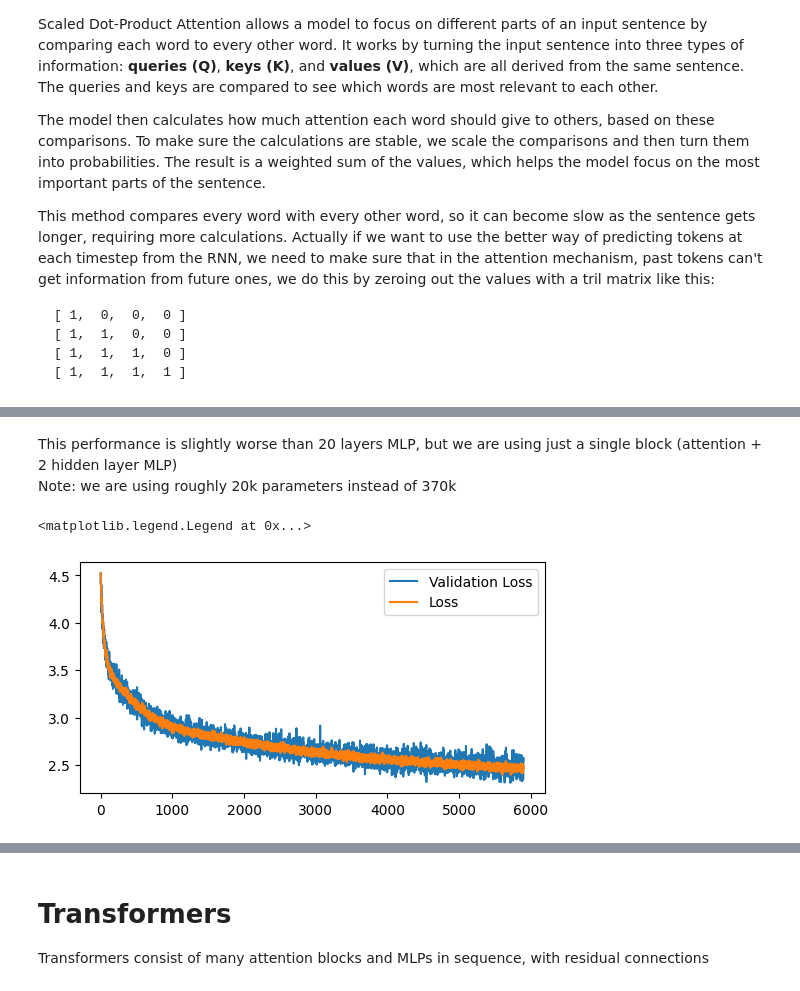
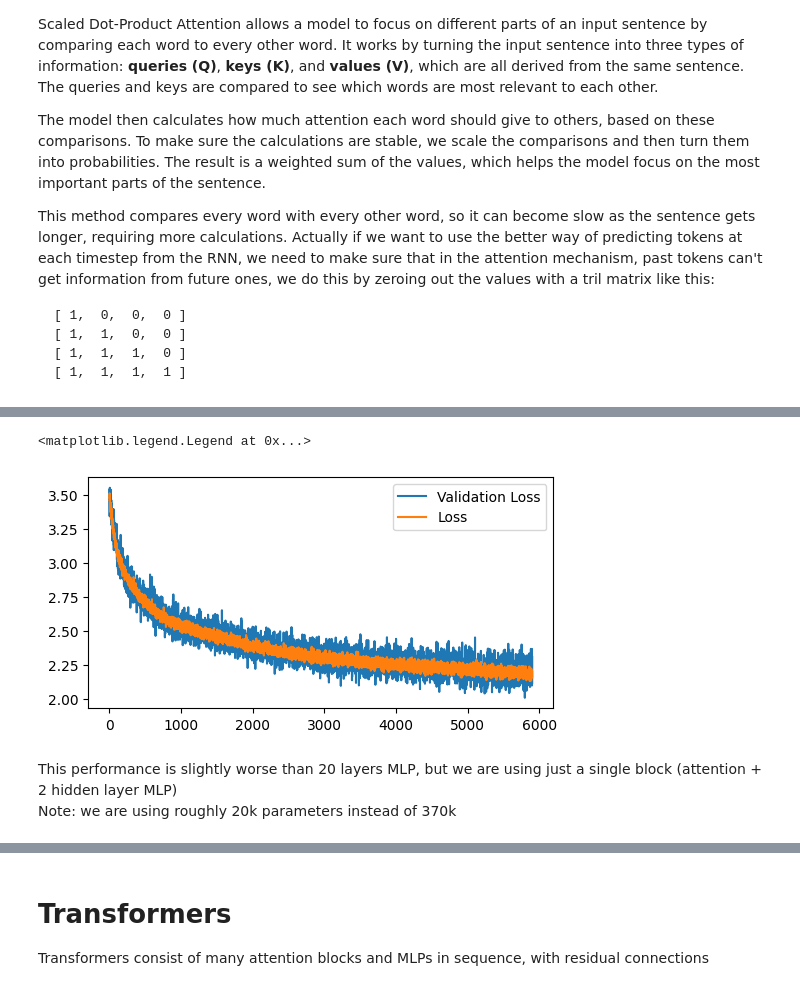
Before and after one commit to LucaM185/GPTs-from-scratch, a Jupyter notebook: 7 - Attention.ipynb, the cells around one changed output, grey strips where cells are left out. Drawn from its saved outputs; the diff is of its cells as text; code cells hidden in the pictures.

```diff
--- a/7 - Attention.ipynb
+++ b/7 - Attention.ipynb
@@ -344,9 +126,0 @@ plt.legend()
-# %%
-vocab_size = len(texttoint)
-sequence_length = 20
-val_set = int(len(dataset)*0.1)
-
-inputs = MyInputs(dataset[val_set:-1-sequence_length], sequence_length)
-labels = MyInputs(dataset[val_set+1:-sequence_length], sequence_length)
-val_inputs = MyInputs(dataset[:val_set], sequence_length)
-val_labels = MyInputs(dataset[1:val_set+1], sequence_length)
@@ -442,7 +204,7 @@ class Wrapper(nn.Module):
 
         return x
 # %%
-model = Wrapper(vocab_size=vocab_size, emb_size=16, head_size=64, hidden_size=64, n_layers=2).to(device)
+model = Wrapper(vocab_size=vocab_size, emb_size=128, head_size=128, hidden_size=128, n_layers=2).to(device)
 torch.compile(model)
 print(f"Millions of parameters: {sum(p.numel() for p in model.parameters())/1e6:.2f}")
 
@@ -473,4 +235,9 @@ for epoch in range(epochs):
 
     if epoch % (epochs//10) == 0:
         print(f"Epoch {epoch:_>4d} - Loss: {lossi[-1]:.3f} - Val Loss: {vlossi[-1]:.3f}")
+
+plt.figure(figsize=(6, 3))
+plt.plot(vlossi[100:], label='Validation Loss')
+plt.plot(lossi[100:], label='Loss')
+plt.legend()
 # %% [output]
@@ -488,14 +255,8 @@ Epoch 5400 - Loss: 2.510 - Val Loss: 2.350
+<matplotlib.legend.Legend at 0x...>
+[figure, added]
 # %% [markdown]
 This performance is slightly worse than 20 layers MLP, but we are using just a single block (attention + 2 hidden layer MLP)  <br>
 Note: we are using roughly 20k parameters instead of 370k
-# %%
-plt.figure(figsize=(6, 3))
-plt.plot(vlossi[100:], label='Validation Loss')
-plt.plot(lossi[100:], label='Loss')
-plt.legend()
-# %% [output]
-<matplotlib.legend.Legend at 0x...>
-[figure, removed]
 # %%
 string = "           \nKING RICHARD I"
 print(string, end="")
```
Also changed, not shown: parts of 21 cells of this notebook.
